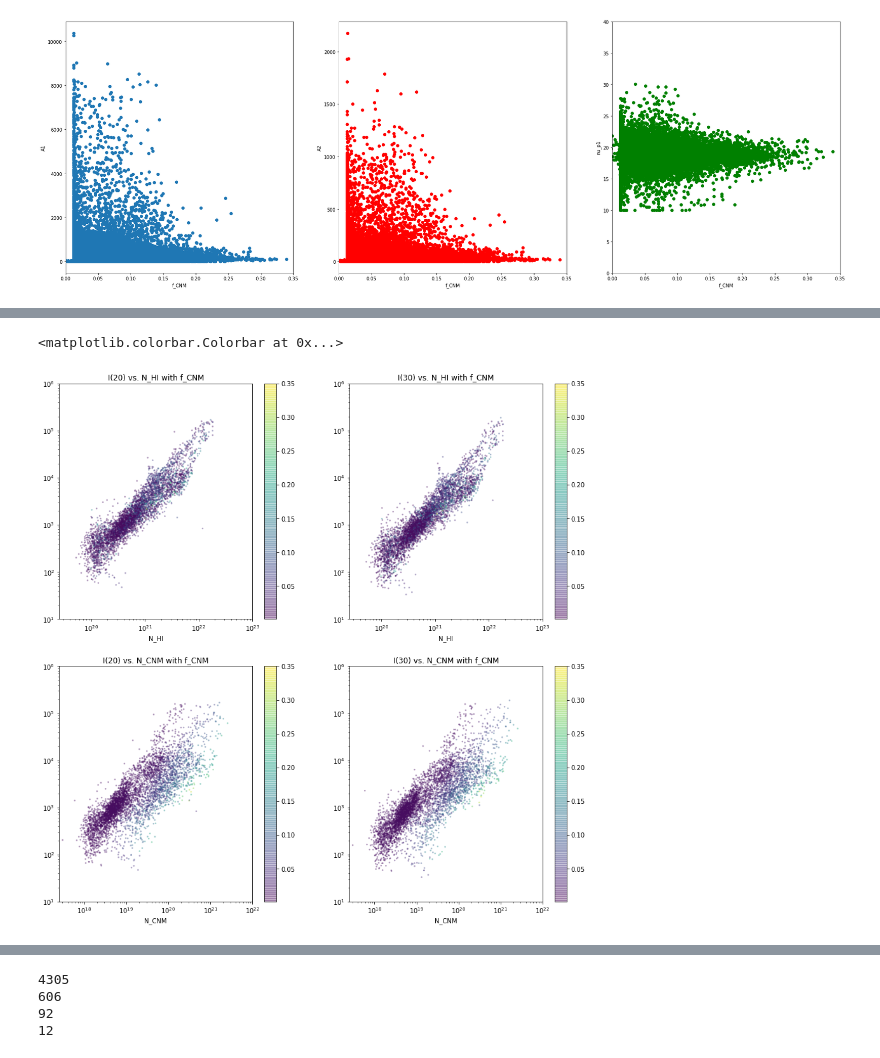
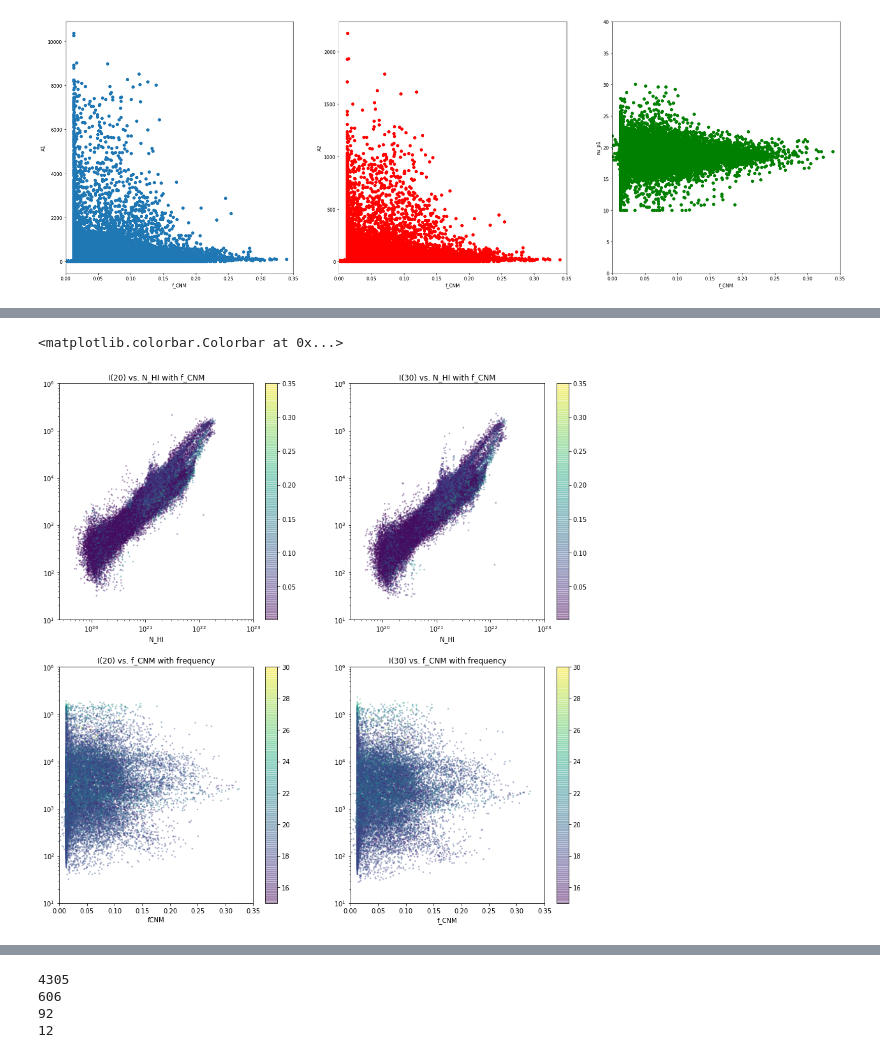
Before and after one commit to mdodici/AME-CNM, a Jupyter notebook: maps/Frequency spectra.ipynb, the cells around one changed output, grey strips where cells are left out. Drawn from its saved outputs; the diff is of its cells as text; code cells hidden in the pictures.

```diff
--- a/maps/Frequency spectra.ipynb
+++ b/maps/Frequency spectra.ipynb
@@ -52,16 +52,20 @@ ORDERING = RING in fits file
 INDXSCHM = IMPLICIT
 # %%
 def I(A1, A2, nu_p1, nu_sd, f, nu):
-    ''' Calculate a specific intensity curve for a pixel at either a range or a specific value of nu
+    ''' Calculate a specific intensity curve for a pixel at either a range or a specific value of nu. First three args
+        should be either all floats or all arrays; if arrays, nu should be float, otherwise nu can be either.
 
-        Input:  A1: float, amplitude from primary map
-                A2: float, amplitude from secondary map
-                nu_p1: float, peak frequency from primary map
+        Input:  A1: float or array, amplitude from primary map
+                A2: float or array, amplitude from secondary map
+                nu_p1: float or array, peak frequency from primary map
                 nu_sd: array, template frequency
                 f: array, template frequency
-                nu: array, range of frequencies over which to evaluate the function
+                nu: float or array, range of frequencies over which to evaluate the function
 
-        Return: array of shape [1,n]; values of specific intensity in MJy/sr for each of the n discrete values of nu
+        Return: array of shape [1,n] (if first three args are floats);
+                  --> values of specific intensity in MJy/sr for each of the n discrete values of nu
+                array of shape [n,1] (if first three args are arrays);
+                  --> values of specific intensity in MJy/sr at a given nu for each pixel of a map
     '''
     nu_p0 = 30.
     nu_p2 = 33.35 #sets frequency peak for all secondary pixels
@@ -344,56 +273,46 @@ print(100*hia/(hia+loa)) #Percent of pixels with hi A1:
 # %%
 N_CNM = fCNM * N_HI
 
-I30 = []
-I20 = []
-for i in range(len(N_HI)):
-    a_1 = a1[i]
-    a_2 = a2[i]
-    nu_p1 = nup1[i]
-    nu30 = I(a_1, a_2, nu_p1, nu_sd, f, 30)
-    nu20 = I(a_1, a_2, nu_p1, nu_sd, f, 20)
-    I30.append(nu30)
-    I20.append(nu20)
+I30 = I(a1, a2, nup1, nu_sd, f, 30)
+I20 = I(a1, a2, nup1, nu_sd, f, 20)
 
 fig, ax = plt.subplots(2,2, figsize=(15, 15))
 
 #plots all 100000 points
 a = ax[0,0].scatter(N_HI, I20, s=3, alpha=.3, c=fCNM, vmin=.001, vmax=.35)
 ax[0,0].set_xlim(2.5e19, 1e23)
 ax[0,0].set_ylim(10, 1e6)
 ax[0,0].set_xscale('log')
 ax[0,0].set_yscale('log')
 ax[0,0].set_xlabel('N_HI')
 ax[0,0].set_title('I(20) vs. N_HI with f_CNM')
 fig.colorbar(a, ax=ax[0,0])
 
 b = ax[0,1].scatter(N_HI, I30, s=3, alpha=.3, c=fCNM, vmin=.001, vmax=.35)
 ax[0,1].set_xlim(2.5e19, 1e23)
 ax[0,1].set_ylim(10, 1e6)
 ax[0,1].set_xscale('log')
 ax[0,1].set_yscale('log')
 ax[0,1].set_xlabel('N_HI')
 ax[0,1].set_title('I(30) vs. N_HI with f_CNM')
 fig.colorbar(b, ax=ax[0,1])
 
-c = ax[1,0].scatter(N_CNM, I20, s=3, alpha=.3, c=fCNM, vmin=.001, vmax=.35)
-ax[1,0].set_xlim(2.5e17, 1e22)
+c = ax[1,0].scatter(fCNM, I20, s=3, alpha=.3, c=nup1, vmin=15, vmax=30)
+ax[1,0].set_xlim(0, 0.35)
 ax[1,0].set_ylim(10, 1e6)
-ax[1,0].set_xscale('log')
 ax[1,0].set_yscale('log')
-ax[1,0].set_xlabel('N_CNM')
-ax[1,0].set_title('I(20) vs. N_CNM with f_CNM')
+ax[1,0].set_xlabel('fCNM')
+ax[1,0].set_title('I(20) vs. f_CNM with frequency')
 fig.colorbar(c, ax=ax[1,0])
 
-d = ax[1,1].scatter(N_CNM, I30, s=3, alpha=.3, c=fCNM, vmin=.001, vmax=.35)
-ax[1,1].set_xlim(2.5e17, 1e22)
+d = ax[1,1].scatter(fCNM, I30, s=3, alpha=.3, c=nup1, vmin=15, vmax=30)
+ax[1,1].set_xlim(0, 0.35)
 ax[1,1].set_ylim(10, 1e6)
-ax[1,1].set_xscale('log')
 ax[1,1].set_yscale('log')
-ax[1,1].set_xlabel('N_CNM')
-ax[1,1].set_title('I(30) vs. N_CNM with f_CNM')
+ax[1,1].set_xlabel('f_CNM')
+ax[1,1].set_title('I(30) vs. f_CNM with frequency')
 fig.colorbar(d, ax=ax[1,1])
 # %% [output]
 <matplotlib.colorbar.Colorbar at 0x...>
-[figure, old version]
+[figure, new version]
 # %%
```
Also changed, not shown: parts of 16 cells of this notebook, 1 other file.
